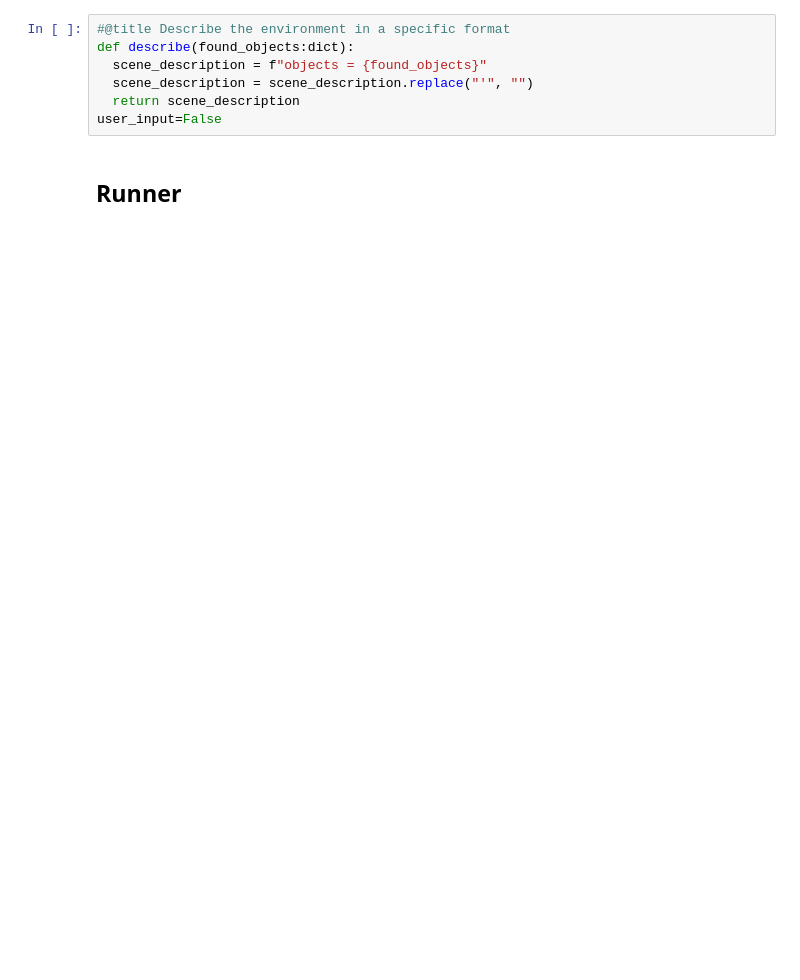
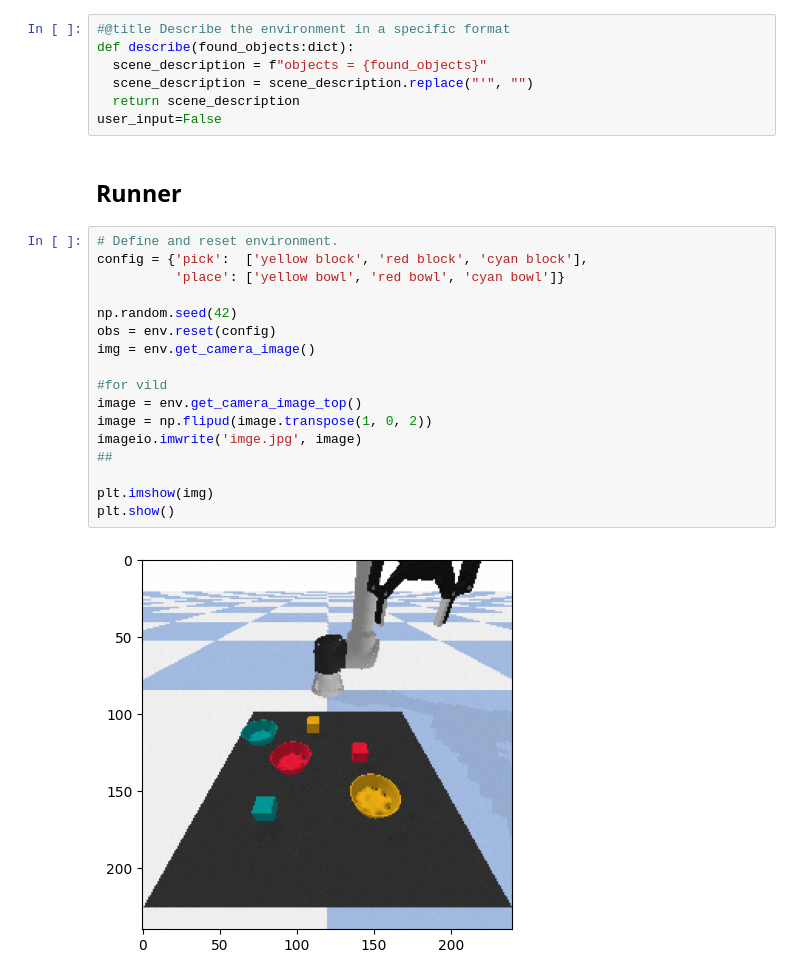
Before and after one commit to Black-bird14/Robot_Task_Scheduling, a Jupyter notebook: Robot_Task_Scheduling_Local.ipynb, the cells around one changed output. Saved outputs shown, nothing was run; the diff lists cells and outputs as text; blank space fills up the shorter version.

```diff
--- a/Robot_Task_Scheduling_Local.ipynb
+++ b/Robot_Task_Scheduling_Local.ipynb
@@ -1781,5 +1759,24 @@ def describe(found_objects:dict):
 user_input=False
 # %% [markdown]
 ## Runner
+# %%
+# Define and reset environment.
+config = {'pick':  ['yellow block', 'red block', 'cyan block'],
+          'place': ['yellow bowl', 'red bowl', 'cyan bowl']}
+
+np.random.seed(42)
+obs = env.reset(config)
+img = env.get_camera_image()
+
+#for vild
+image = env.get_camera_image_top()
+image = np.flipud(image.transpose(1, 0, 2))
+imageio.imwrite('imge.jpg', image)
+##
+
+plt.imshow(img)
+plt.show()
+# %% [output]
+[figure, added]
 # %%
 def blender_():
```
Also changed, not shown: parts of 11 cells of this notebook.
